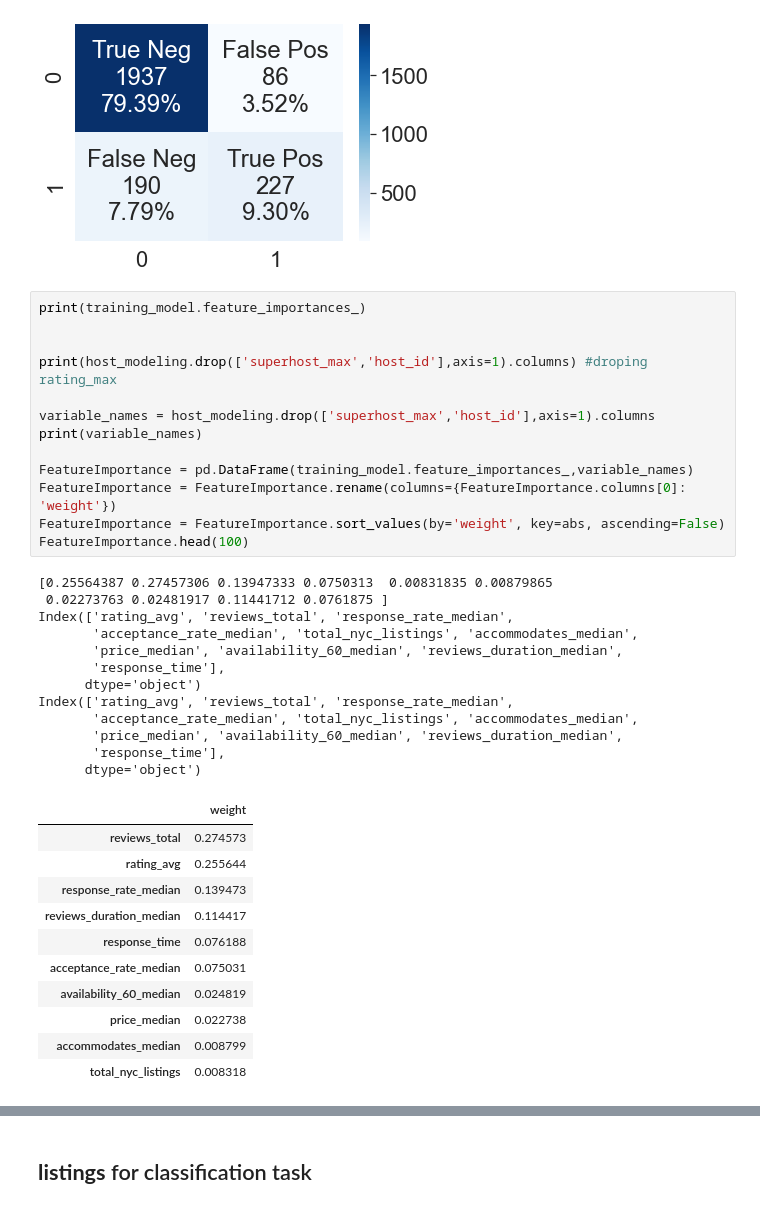
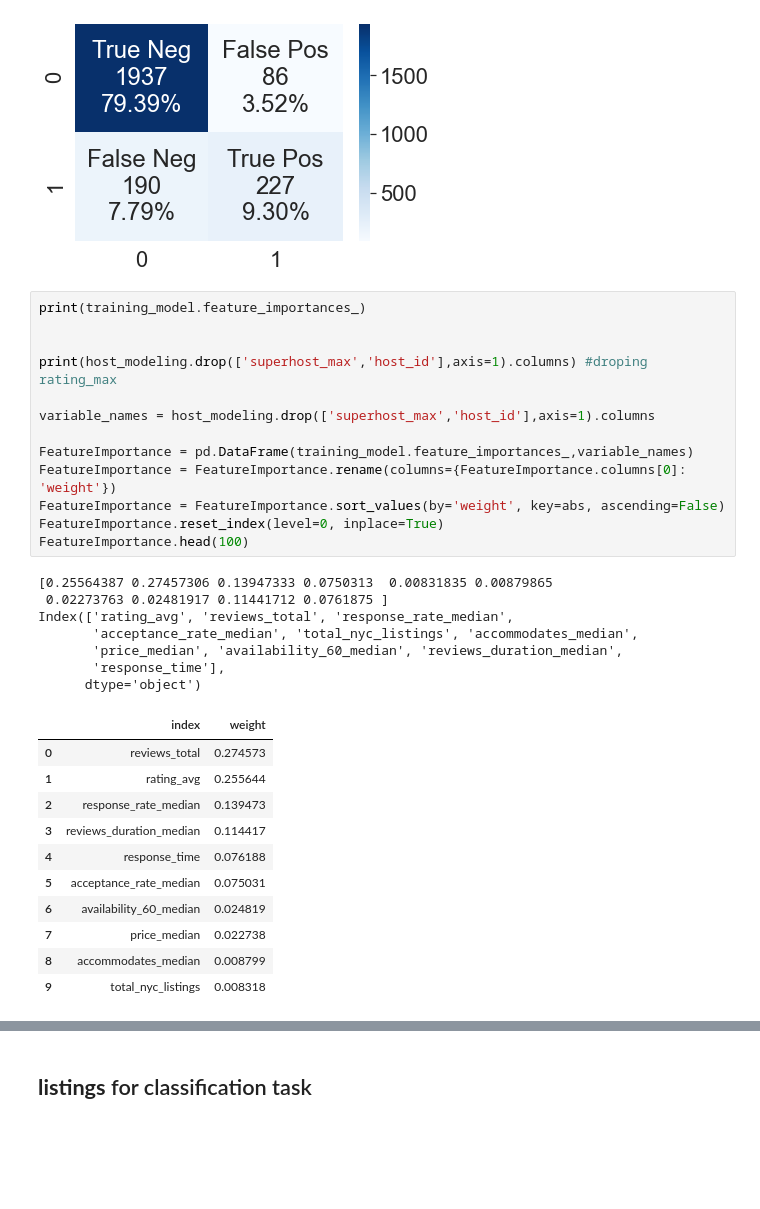
Before and after one commit to rickfontenot/airbnb, a Jupyter notebook: Lab2/WorkingFiles/lab2_Rick2.ipynb, the cells around one changed output, grey strips where cells are left out. Saved outputs shown, nothing was run; the diff lists cells and outputs as text; blank space fills up the shorter version.

```diff
--- a/Lab2/WorkingFiles/lab2_Rick2.ipynb
+++ b/Lab2/WorkingFiles/lab2_Rick2.ipynb
@@ -1607,37 +1607,32 @@ Validation Set Accuracy:  0.8868852459016393
 # %%
 print(training_model.feature_importances_)
 
 
 print(host_modeling.drop(['superhost_max','host_id'],axis=1).columns) #droping rating_max
 
 variable_names = host_modeling.drop(['superhost_max','host_id'],axis=1).columns
-print(variable_names)
 
 FeatureImportance = pd.DataFrame(training_model.feature_importances_,variable_names)
 FeatureImportance = FeatureImportance.rename(columns={FeatureImportance.columns[0]: 'weight'})
 FeatureImportance = FeatureImportance.sort_values(by='weight', key=abs, ascending=False)
+FeatureImportance.reset_index(level=0, inplace=True)
 FeatureImportance.head(100)
 # %% [output]
 [0.25564387 0.27457306 0.13947333 0.0750313  0.00831835 0.00879865
  0.02273763 0.02481917 0.11441712 0.0761875 ]
 Index(['rating_avg', 'reviews_total', 'response_rate_median',
        'acceptance_rate_median', 'total_nyc_listings', 'accommodates_median',
        'price_median', 'availability_60_median', 'reviews_duration_median',
        'response_time'],
       dtype='object')
-Index(['rating_avg', 'reviews_total', 'response_rate_median',
-       'acceptance_rate_median', 'total_nyc_listings', 'accommodates_median',
-       'price_median', 'availability_60_median', 'reviews_duration_median',
-       'response_time'],
-      dtype='object')
-|  | weight |
-| reviews_total | 0.274573 |
-| rating_avg | 0.255644 |
-| response_rate_median | 0.139473 |
-| reviews_duration_median | 0.114417 |
-| response_time | 0.076188 |
-| acceptance_rate_median | 0.075031 |
-| availability_60_median | 0.024819 |
-| price_median | 0.022738 |
-| accommodates_median | 0.008799 |
-| total_nyc_listings | 0.008318 |
+|  | index | weight |
+| 0 | reviews_total | 0.274573 |
+| 1 | rating_avg | 0.255644 |
+| 2 | response_rate_median | 0.139473 |
+| 3 | reviews_duration_median | 0.114417 |
+| 4 | response_time | 0.076188 |
+| 5 | acceptance_rate_median | 0.075031 |
+| 6 | availability_60_median | 0.024819 |
+| 7 | price_median | 0.022738 |
+| 8 | accommodates_median | 0.008799 |
+| 9 | total_nyc_listings | 0.008318 |
```
Also changed, not shown: parts of 1 cell of this notebook.
